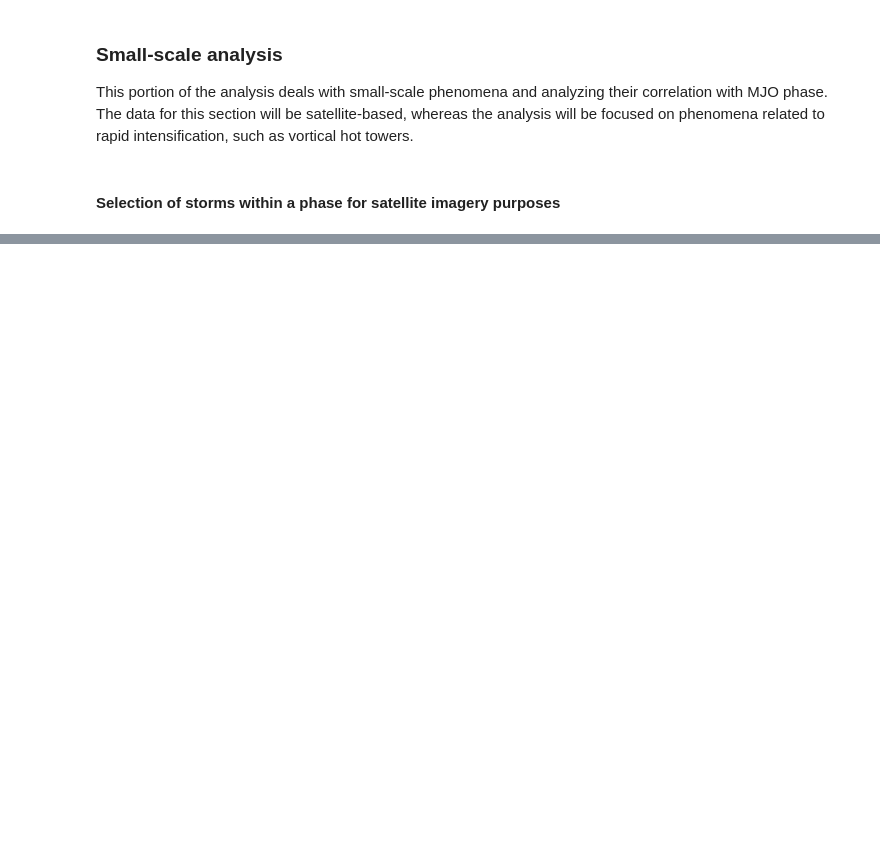
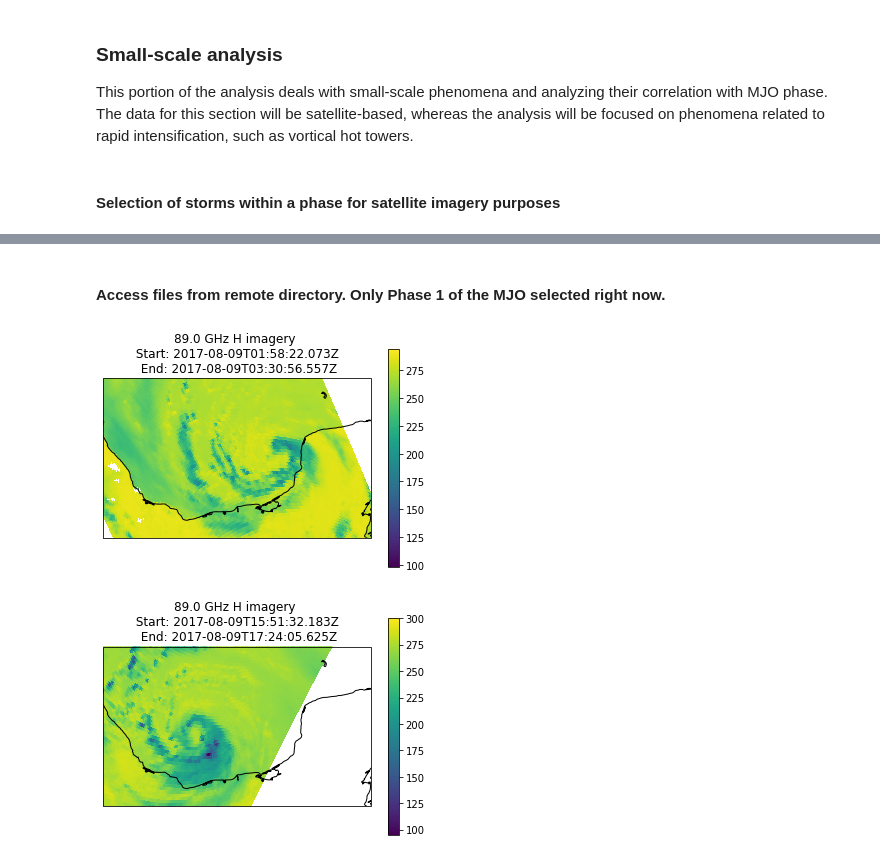
Before and after one commit to mr-gabrielrios/eas_a4170, a Jupyter notebook: project/notebook.ipynb, the cells around one changed output, grey strips where cells are left out. Saved outputs shown, nothing was run; the diff lists cells and outputs as text; code cells hidden in the pictures; blank space fills up the shorter version.

Commit message:
Finalized method to download GMI imagery, process it, and dynamically plot it.

```diff
--- a/project/notebook.ipynb
+++ b/project/notebook.ipynb
@@ -510,0 +421,33 @@ for file in tc_xr_files:
+# %%
+def get_rmw_extent(df):
+
+    ''' Method to get spatial extent of a storm from the quadrant winds given a DataFrame. '''
+
+    # Define names of columns with spatial extent of winds
+    fields = ['34_kt_ne', '34_kt_se', '34_kt_sw', '34_kt_nw', '50_kt_ne',
+              '50_kt_se', '50_kt_sw', '50_kt_nw', '64_kt_ne', '64_kt_se',
+              '64_kt_sw', '64_kt_nw']
+    # Initialize value of the radius of maximum winds (RMW)
+    rmw = 0
+    # Iterate through each field and get the maximum value and convert from nautical miles to km
+    rmw = np.nanmax([df[field].max()*1.852 for field in fields if df[field].max() > rmw])
+    # Define the approximate Earth radius (km)
+    r_earth = 6378
+    # Iterate through each DataFrame row to get the extents for the storm instance
+    lat_min, lat_max, lon_min, lon_max = df['lat'].mean(), df['lat'].mean(), df['lon'].mean(), df['lon'].mean()
+    for _, row in df.iterrows():
+        # Convert distance to coordinates and add to existing coordinate
+        lat_min_ = row['lat'] - (rmw / r_earth) * (180 / np.pi);
+        lat_max_ = row['lat'] + (rmw / r_earth) * (180 / np.pi)
+        lon_min_ = row['lon'] - (rmw / r_earth) * (180 / np.pi) / np.cos(row['lon'] * np.pi/180);
+        lon_max_ = row['lon'] + (rmw / r_earth) * (180 / np.pi) / np.cos(row['lon'] * np.pi/180);
+        # Change values if the extent is pushed larger
+        lat_min = lat_min_ if lat_min_ < lat_min else lat_min
+        lat_max = lat_max_ if lat_max_ > lat_max else lat_max
+        lon_min = lon_min_ if lon_min_ < lon_min else lon_min
+        lon_max = lon_max_ if lon_max_ > lon_max else lon_max
+
+    center = [np.nanmean([lat_min, lat_max]), np.nanmean([lon_min, lon_max])]
+    extent = [lon_min, lon_max, lat_min, lat_max]
+
+    return center, extent
@@ -510,0 +545,7 @@ for file in tc_xr_files:
+# %% [markdown]
+#### Access files from remote directory. Only Phase 1 of the MJO selected right now.
+# %%
+gmi_swath_match('AL072017', tcs_ri, channel=8)
+# %% [output]
+[figure, added]
+[figure, added]
```
Also changed, not shown: parts of 11 cells of this notebook.
